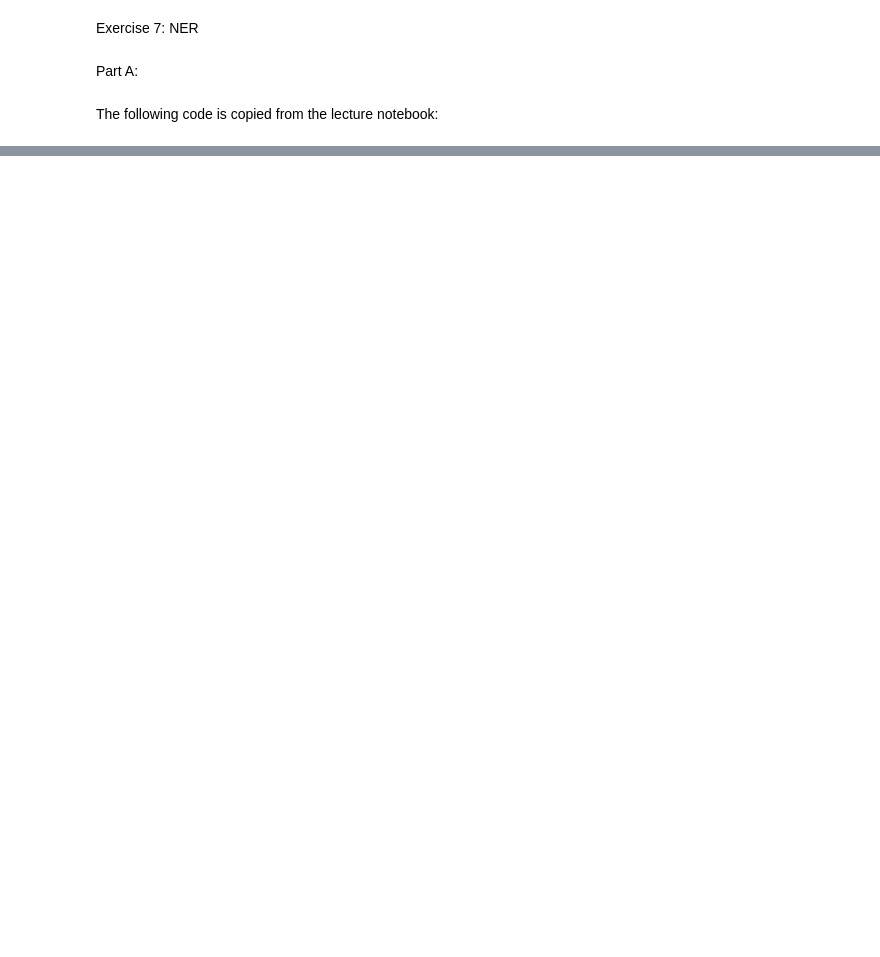
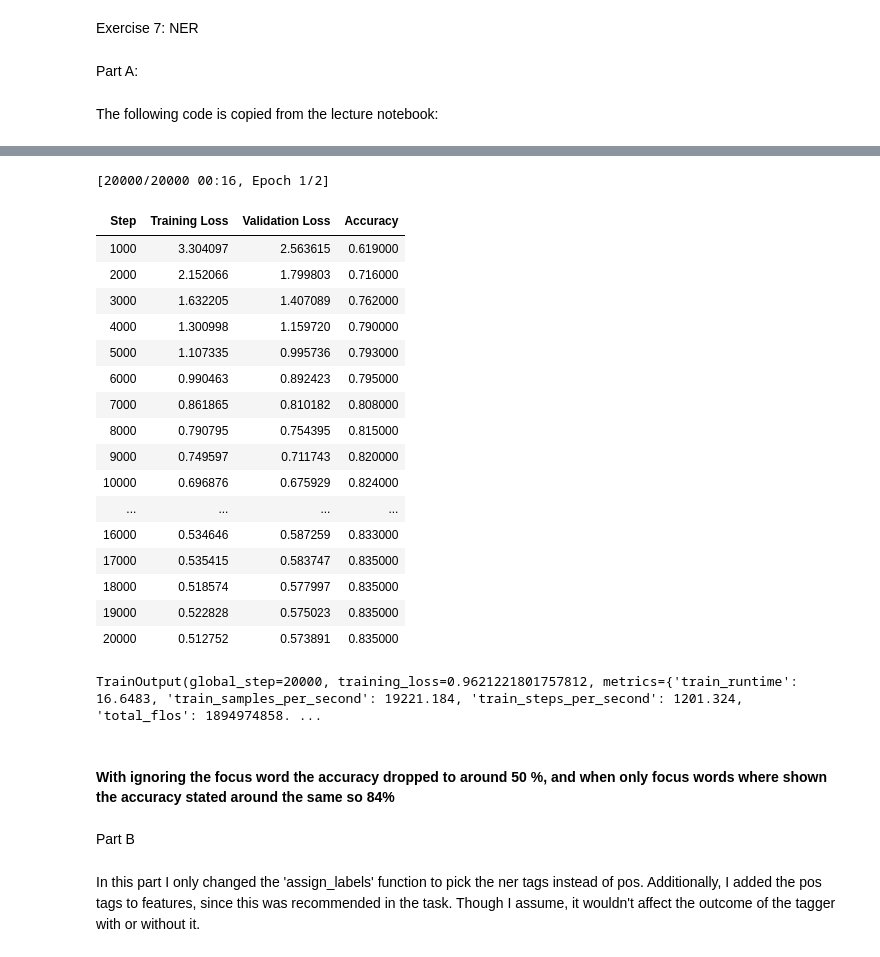
Before and after one commit to lrseeb/HLT26, a Jupyter notebook: week4/Task7.ipynb, the cells around one changed output, grey strips where cells are left out. Saved outputs shown, nothing was run; the diff lists cells and outputs as text; code cells hidden in the pictures; blank space fills up the shorter version.

Commit message:
Task 7 done

```diff
--- a/week4/Task7.ipynb
+++ b/week4/Task7.ipynb
@@ -103,0 +349,4 @@ def token_features(tokens, index, window_size):
+# %%
+def assign_labels(ex):
+    return {"labels":ex["pos_tags"]}
+dset_tokenized=dset_tokenized.map(assign_labels,batched=True)
@@ -103,0 +436,10 @@ def token_features(tokens, index, window_size):
+# %%
+num_labels = len(POS2ID)
+
+mlp_config = MLPConfig(
+    vocab_size=len(tokenizer.vocab),
+    hidden_size=20,
+    nlabels=num_labels
+)
+
+print("mlp_config:", mlp_config)
@@ -103,0 +486,57 @@ def token_features(tokens, index, window_size):
+# %%
+import numpy as np
+import evaluate
+
+accuracy = evaluate.load("accuracy")
+
+def compute_accuracy(outputs_and_labels):
+    outputs, labels = outputs_and_labels
+    predictions = np.argmax(outputs, axis=-1) #pick the index of the "winning" label
+    return accuracy.compute(predictions=predictions, references=labels)
+# %%
+# Make a new model
+mlp = MLP(mlp_config)
+
+
+# Argument gives the number of steps of patience before early stopping
+# i.e. training is stopped when the evaluation loss fails to improve
+# certain number of times
+early_stopping = transformers.EarlyStoppingCallback(5)
+
+trainer = transformers.Trainer(
+    model=mlp,
+    args=trainer_args,
+    train_dataset=dset_tokenized["train"],
+    eval_dataset=dset_tokenized["validation"].select(range(1000)),
+    compute_metrics=compute_accuracy,
+    data_collator=transformers.DataCollatorWithPadding(tokenizer),
+    callbacks=[early_stopping]
+)
+
+trainer.train()
+# %% [output]
+[20000/20000 00:16, Epoch 1/2]
+| Step | Training Loss | Validation Loss | Accuracy |
+| 1000 | 3.304097 | 2.563615 | 0.619000 |
+| 2000 | 2.152066 | 1.799803 | 0.716000 |
+| 3000 | 1.632205 | 1.407089 | 0.762000 |
+| 4000 | 1.300998 | 1.159720 | 0.790000 |
+| 5000 | 1.107335 | 0.995736 | 0.793000 |
+| 6000 | 0.990463 | 0.892423 | 0.795000 |
+| 7000 | 0.861865 | 0.810182 | 0.808000 |
+| 8000 | 0.790795 | 0.754395 | 0.815000 |
+| 9000 | 0.749597 | 0.711743 | 0.820000 |
+| 10000 | 0.696876 | 0.675929 | 0.824000 |
+| ... | ... | ... | ... |
+| 16000 | 0.534646 | 0.587259 | 0.833000 |
+| 17000 | 0.535415 | 0.583747 | 0.835000 |
+| 18000 | 0.518574 | 0.577997 | 0.835000 |
+| 19000 | 0.522828 | 0.575023 | 0.835000 |
+| 20000 | 0.512752 | 0.573891 | 0.835000 |
+TrainOutput(global_step=20000, training_loss=0.9621221801757812, metrics={'train_runtime': 16.6483, 'train_samples_per_second': 19221.184, 'train_steps_per_second': 1201.324, 'total_flos': 1894974858. ...
+# %% [markdown]
+#### With ignoring the focus word the accuracy dropped to around 50 %, and when only focus words where shown the accuracy stated around the same so 84%
+# %% [markdown]
+Part B
+# %% [markdown]
+In this part I only changed the 'assign_labels' function to pick the ner tags instead of pos. Additionally, I added the pos tags to features, since this was recommended in the task. Though I assume, it wouldn't affect the outcome of the tagger with or without it.
```
Also changed, not shown: parts of 33 cells of this notebook, 1 other file.
